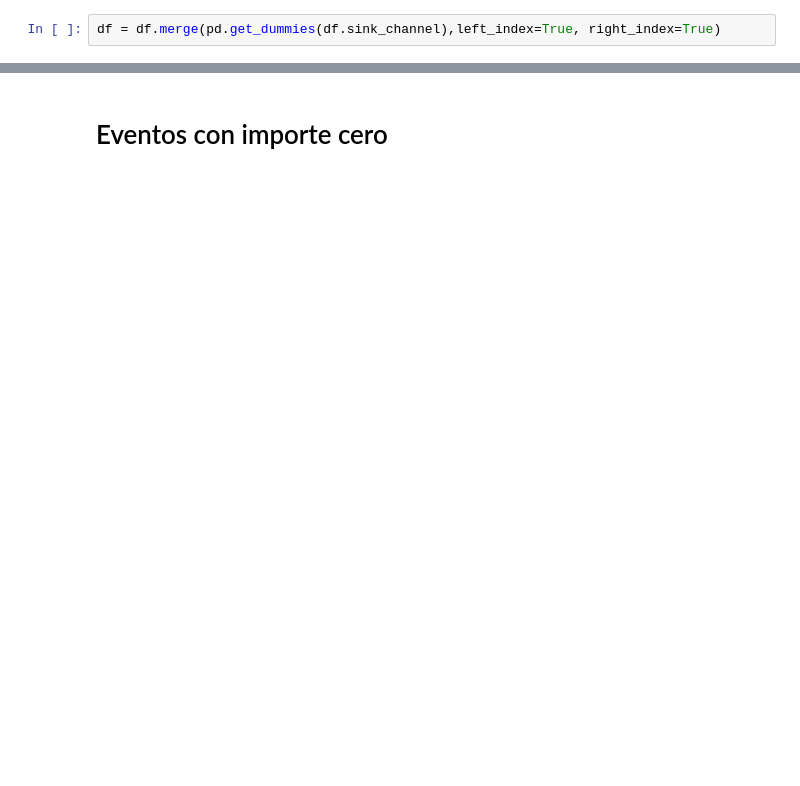
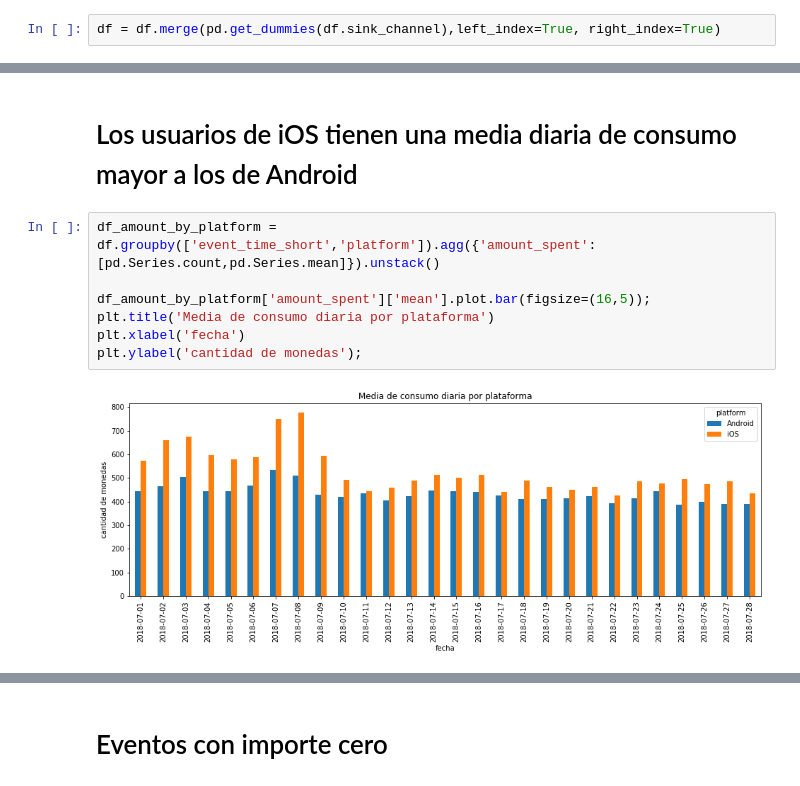
Before and after one commit to melik-data-challenges/etermax-challenge, a Jupyter notebook: etermax-challenge.ipynb, the cells around one changed output, grey strips where cells are left out. Drawn from its saved outputs; the diff is of its cells as text; blank space fills up the shorter version.

```diff
--- a/etermax-challenge.ipynb
+++ b/etermax-challenge.ipynb
@@ -139,0 +133,11 @@ display(df.user_creation_time.max())
+# %% [markdown]
+# Los usuarios de iOS tienen una media diaria de consumo mayor a los de Android
+# %%
+df_amount_by_platform = df.groupby(['event_time_short','platform']).agg({'amount_spent': [pd.Series.count,pd.Series.mean]}).unstack()
+
+df_amount_by_platform['amount_spent']['mean'].plot.bar(figsize=(16,5));
+plt.title('Media de consumo diaria por plataforma')
+plt.xlabel('fecha')
+plt.ylabel('cantidad de monedas');
+# %% [output]
+[figure, added]
```
Also changed, not shown: parts of 64 cells of this notebook, 1 other file.
